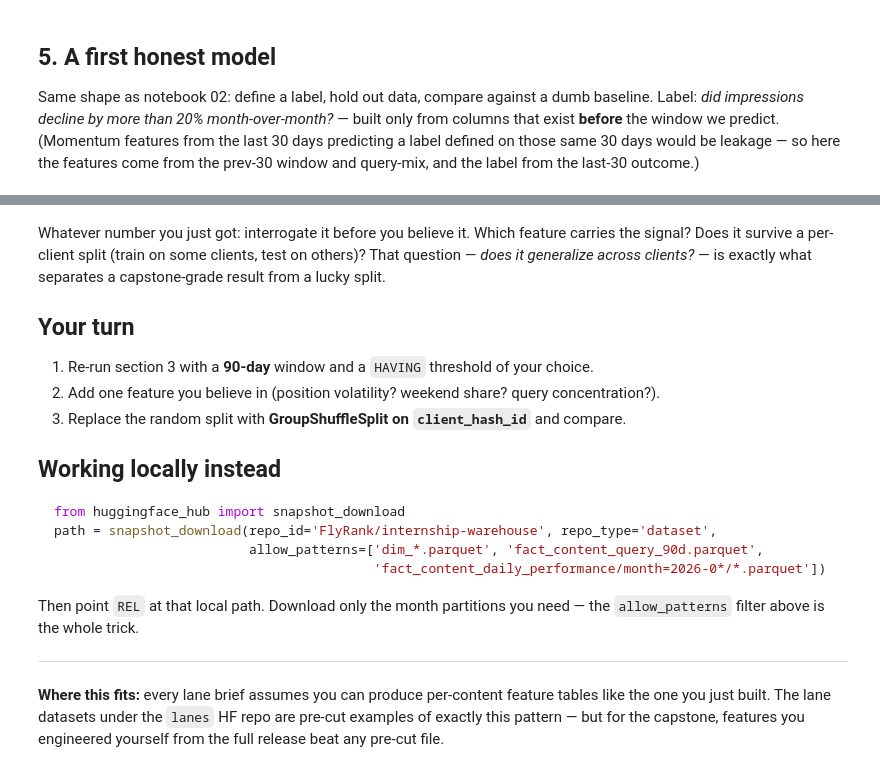
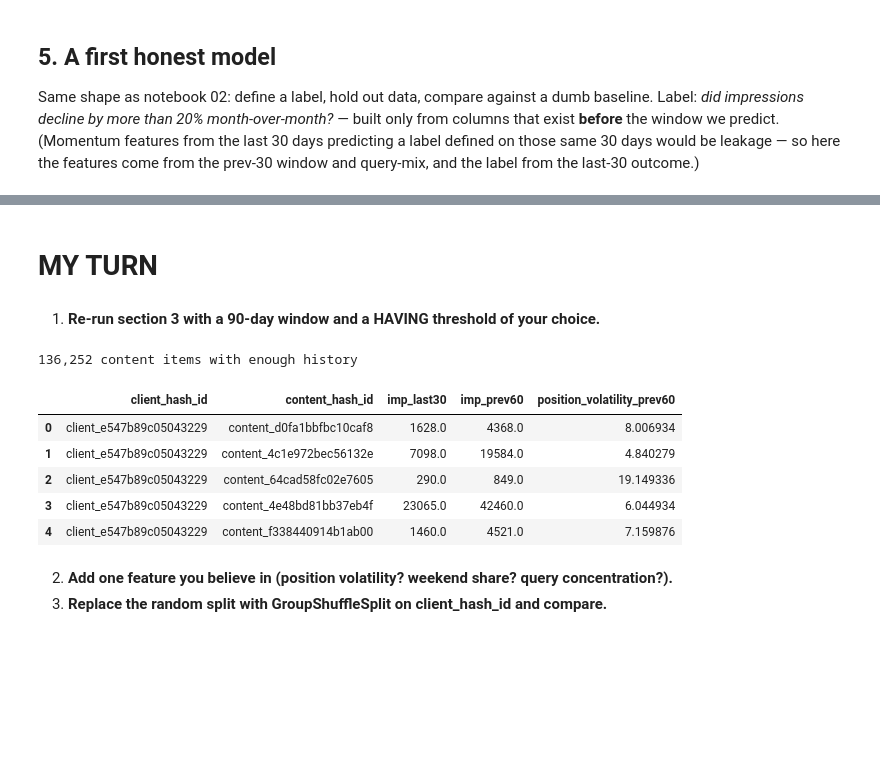
Before and after one commit to avi-dot-ai/FL-W, a Jupyter notebook: notebooks/03_working_with_the_full_release.ipynb, the cells around one changed output, grey strips where cells are left out. Drawn from its saved outputs; the diff is of its cells as text; code cells hidden in the pictures; blank space fills up the shorter version.

````diff
--- a/notebooks/03_working_with_the_full_release.ipynb
+++ b/notebooks/03_working_with_the_full_release.ipynb
@@ -155,29 +202,36 @@ print(classification_report(y_te, model.predict(X_te), digits=3))
-# %% [markdown]
-Whatever number you just got: interrogate it before you believe it. Which feature carries the
-signal? Does it survive a per-client split (train on some clients, test on others)? That
-question — *does it generalize across clients?* — is exactly what separates a capstone-grade
-result from a lucky split.
-
-## Your turn
-
-1. Re-run section 3 with a **90-day** window and a `HAVING` threshold of your choice.
-2. Add one feature you believe in (position volatility? weekend share? query concentration?).
-3. Replace the random split with **GroupShuffleSplit on `client_hash_id`** and compare.
-
-## Working locally instead
-
-```python
-from huggingface_hub import snapshot_download
-path = snapshot_download(repo_id='FlyRank/internship-warehouse', repo_type='dataset',
-                         allow_patterns=['dim_*.parquet', 'fact_content_query_90d.parquet',
-                                         'fact_content_daily_performance/month=2026-0*/*.parquet'])
-```
-Then point `REL` at that local path. Download only the month partitions you need — the
-`allow_patterns` filter above is the whole trick.
-
----
-
-**Where this fits:** every lane brief assumes you can produce per-content feature tables like
-the one you just built. The lane datasets under the `lanes` HF repo are pre-cut examples of
-exactly this pattern — but for the capstone, features you engineered yourself from the full
-release beat any pre-cut file.
+# %% [markdown]
+# **MY TURN**
+# %% [markdown]
+1. **Re-run section 3 with a 90-day window and a HAVING threshold of your choice.**
+# %%
+features = con.sql(f"""
+    WITH bounds AS (
+        SELECT MAX(report_date) AS end_d FROM {TABLES['fact_daily']}
+    ),
+    windowed AS (
+        SELECT f.client_hash_id, f.content_hash_id,
+               SUM(CASE WHEN f.report_date >  b.end_d - INTERVAL 30 DAY THEN f.gsc_impressions ELSE 0 END) AS imp_last30,
+               SUM(CASE WHEN f.report_date <= b.end_d - INTERVAL 30 DAY THEN f.gsc_impressions ELSE 0 END) AS imp_prev60,
+               STDDEV_SAMP(CASE WHEN f.report_date <= b.end_d - INTERVAL 30 DAY
+                                THEN NULLIF(f.gsc_avg_position, 0) END) AS position_volatility_prev60
+        FROM {TABLES['fact_daily']} f, bounds b
+        WHERE f.report_date > b.end_d - INTERVAL 90 DAY
+        GROUP BY 1, 2
+        HAVING imp_prev60 >= 100
+    )
+    SELECT * FROM windowed
+""").df()
+
+print(f'{len(features):,} content items with enough history')
+features.head()
+# %% [output]
+136,252 content items with enough history
+|  | client_hash_id | content_hash_id | imp_last30 | imp_prev60 | position_volatility_prev60 |
+| 0 | client_e547b89c05043229 | content_d0fa1bbfbc10caf8 | 1628.0 | 4368.0 | 8.006934 |
+| 1 | client_e547b89c05043229 | content_4c1e972bec56132e | 7098.0 | 19584.0 | 4.840279 |
+| 2 | client_e547b89c05043229 | content_64cad58fc02e7605 | 290.0 | 849.0 | 19.149336 |
+| 3 | client_e547b89c05043229 | content_4e48bd81bb37eb4f | 23065.0 | 42460.0 | 6.044934 |
+| 4 | client_e547b89c05043229 | content_f338440914b1ab00 | 1460.0 | 4521.0 | 7.159876 |
+# %% [markdown]
+2. **Add one feature you believe in (position volatility? weekend share?      query concentration?).**
+3. **Replace the random split with GroupShuffleSplit on client_hash_id and   compare.**
````
Also changed, not shown: parts of 7 cells of this notebook.
